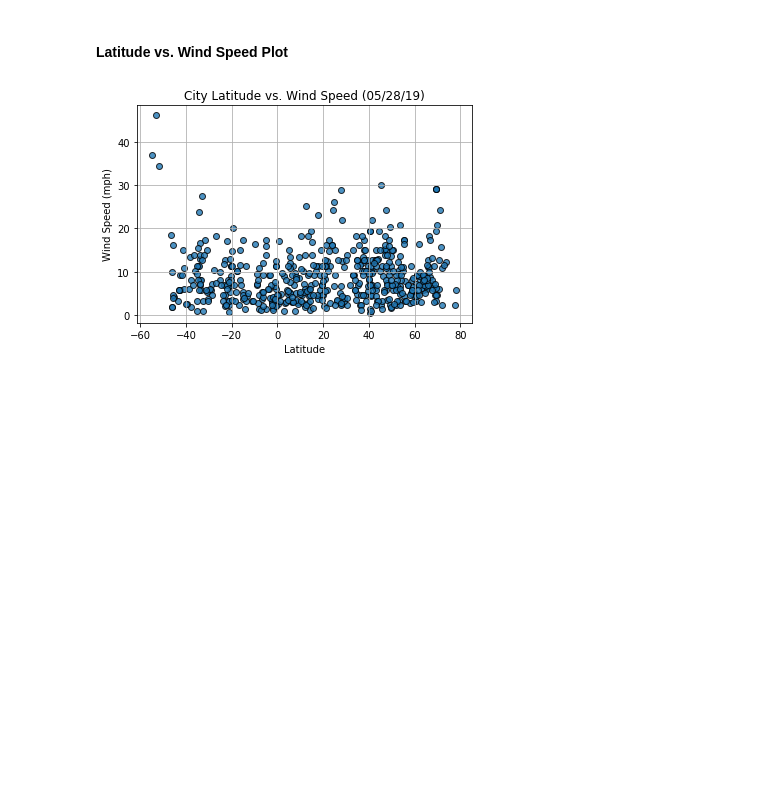
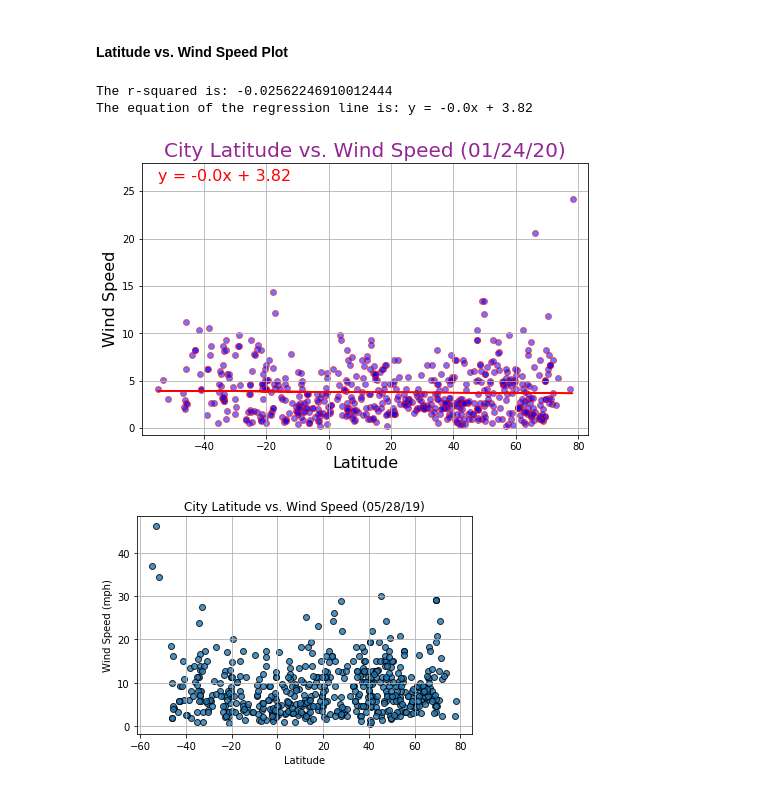
Before and after one commit to LinaSachuk/DU_HomeWork, a Jupyter notebook: python-api-challenge/PartI-WeatherPy/starter_code/WeatherPy.ipynb, the cells around one changed output. Saved outputs shown, nothing was run; the diff lists cells and outputs as text; code cells hidden in the pictures; blank space fills up the shorter version.

```diff
--- a/python-api-challenge/PartI-WeatherPy/starter_code/WeatherPy.ipynb
+++ b/python-api-challenge/PartI-WeatherPy/starter_code/WeatherPy.ipynb
@@ -276,6 +285,13 @@ The equation of the regression line is: y = 0.13x + 71.79
 [figure]
 # %% [markdown]
 #### Latitude vs. Wind Speed Plot
+# %%
+# Latitude vs. Wind Speed Plot
+linearRegrassionPlot(weather_data['Lat'], weather_data['Wind Speed'], f'City Latitude vs. Wind Speed ({today_date})', 'Latitude', 'Wind Speed', 'City Latitude vs. Wind Speed')
+# %% [output]
+The r-squared is: -0.02562246910012444
+The equation of the regression line is: y = -0.0x + 3.82
+[figure, added]
 # %%
 # %% [output]
 [figure]
```
Also changed, not shown: parts of 4 cells of this notebook, 4 other files.
